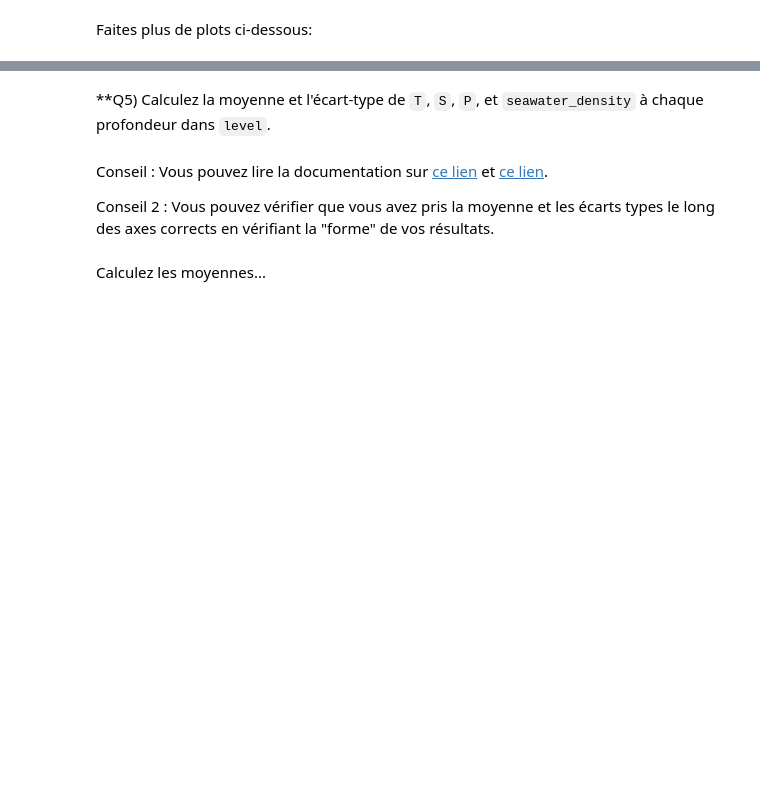
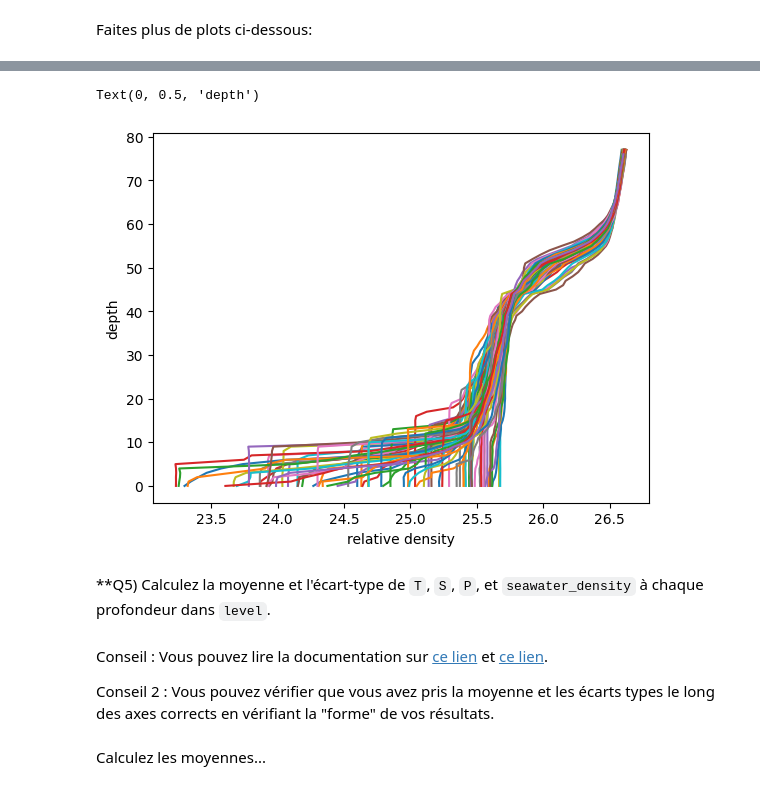
Before and after one commit to washof/2024_Geoinformatique_I, a Jupyter notebook: Geoinformatique_I/IP/Exercices_IP/S4_IP_exercice.ipynb, the cells around one changed output, grey strips where cells are left out. Drawn from its saved outputs; the diff is of its cells as text; code cells hidden in the pictures; blank space fills up the shorter version.

```diff
--- a/Geoinformatique_I/IP/Exercices_IP/S4_IP_exercice.ipynb
+++ b/Geoinformatique_I/IP/Exercices_IP/S4_IP_exercice.ipynb
@@ -146,8 +220,13 @@ Maintenant, c'est à vous de jouer. Voici l'équation pour éviter d'avoir à fa
 Calculeuz la température conservatrice
 
 Conseil : utilisez [CT_from_t](https://www.teos-10.org/pubs/gsw/html/gsw_CT_from_t.html)
+# %%
+cons_temp = CT_from_t(S, T, P)
 # %%
 #@title Code à compléter (au besoin)
 ___ = CT_from_t(___,___,___)
 # %% [markdown]
 Calculez la "densité relative" à l'aide de l'équation ci-dessus.
+# %%
+relative_density = a * S + b * cons_temp + c * cons_temp**2
+print(relative_density)
@@ -181,3 +291,10 @@ Faites plus de plots ci-dessous:
+# %%
+plt.plot(relative_density, level)
+plt.xlabel("relative density")
+plt.ylabel("depth")
+# %% [output]
+Text(0, 0.5, 'depth')
+[figure, added]
 # %% [markdown]
 **Q5) Calculez la moyenne et l'écart-type de `T`, `S`, `P`, et `seawater_density` à chaque profondeur dans `level`.
 # %% [markdown]
```
Also changed, not shown: parts of 35 cells of this notebook.
